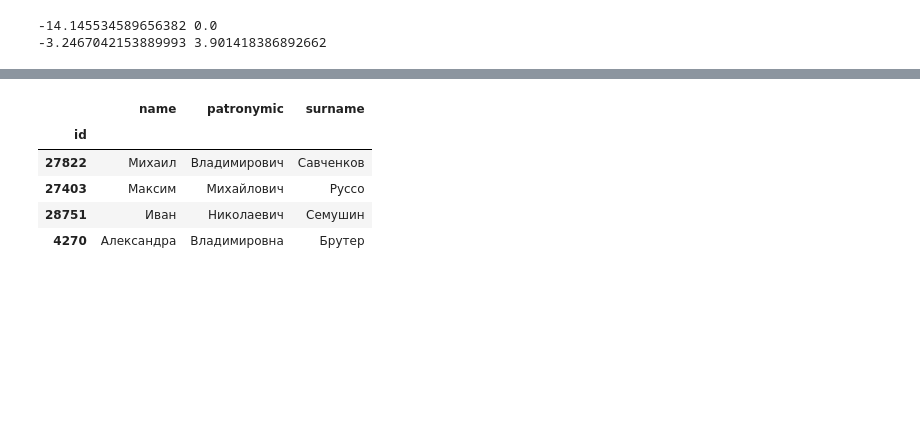
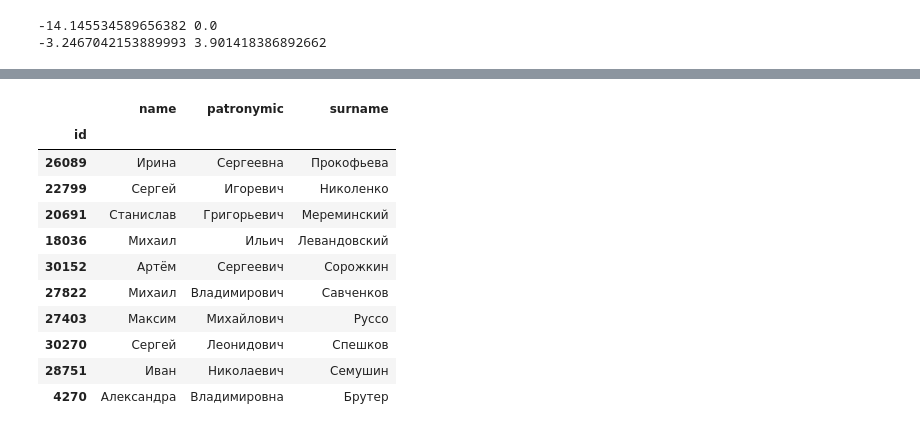
Before and after one commit to aaanX11/chgk, a Jupyter notebook: ad_ml_hw2.ipynb, the cells around one changed output, grey strips where cells are left out. Saved outputs shown, nothing was run; the diff lists cells and outputs as text; code cells hidden in the pictures; blank space fills up the shorter version.

```diff
--- a/ad_ml_hw2.ipynb
+++ b/ad_ml_hw2.ipynb
@@ -300,0 +295,19 @@ np.argwhere(player_ids == 5195).item()
+# %%
+
+train_simplicities = pd.Series(index=tourn_ids, dtype=object)
+for tourn_idx, tourn_id in enumerate(tourn_ids):
+    if tourn_id in tourn_w_rounds:
+        continue
+    tournament = train[train.tourn_id == tourn_id]
+    ans_arr, q_rate = get_complexity_data(tournament)
+    indices = np.argsort(1 - q_rate)
+    inv_indices = np.empty_like(indices)
+    inv_indices[indices] = np.arange(len(indices))
+
+    lr = LinearRegression()
+
+    lr.fit(
+        inv_indices.reshape(-1, 1), (1 - q_rate).reshape(-1, 1)
+    )
+    simplicity = lr.predict(inv_indices.reshape(-1, 1))
+    train_simplicities.loc[tourn_id] = simplicity
@@ -352,11 +365,0 @@ datay = datay[:sample_idx // 2]
-# %%
-X_train = coo_array(
-    (dataX.squeeze(), (rowX.squeeze(), colX.squeeze())),
-    shape=(sample_idx // 2, len(tourn_ids) + len(player_ids))
-)
-
-
-y_train  = coo_array(
-    (datay.squeeze(), (rowy.squeeze(), coly.squeeze())),
-    shape=(sample_idx // 2, 1)
-)
@@ -367,5 +417,5 @@ X_train.shape, y_train.shape
 # %%
 
-lr = LogisticRegression(max_iter=10000)
-lr.fit(X_train, y_train.todense(order='C').astype(int).ravel())
+lr = LogisticRegression(max_iter=10000, warm_start=True)
+lr.fit(X_train, y_train.value.to_numpy().astype(int))
 # %% [output]
@@ -381,10 +448,16 @@ print(rating_players.min(), rating_players.max())
 # %%
-players.loc[player_ids[np.argpartition(rating_players, -4)[-4:]]]
+players.loc[player_ids[np.argpartition(rating_players, -10)[-10:]]]
 # %% [output]
 |  | name | patronymic | surname |
 | id |  |  |  |
+| 26089 | Ирина | Сергеевна | Прокофьева |
+| 22799 | Сергей | Игоревич | Николенко |
+| 20691 | Станислав | Григорьевич | Мереминский |
+| 18036 | Михаил | Ильич | Левандовский |
+| 30152 | Артём | Сергеевич | Сорожкин |
 | 27822 | Михаил | Владимирович | Савченков |
 | 27403 | Максим | Михайлович | Руссо |
+| 30270 | Сергей | Леонидович | Спешков |
 | 28751 | Иван | Николаевич | Семушин |
 | 4270 | Александра | Владимировна | Брутер |
 # %%
```
Also changed, not shown: parts of 33 cells of this notebook.
